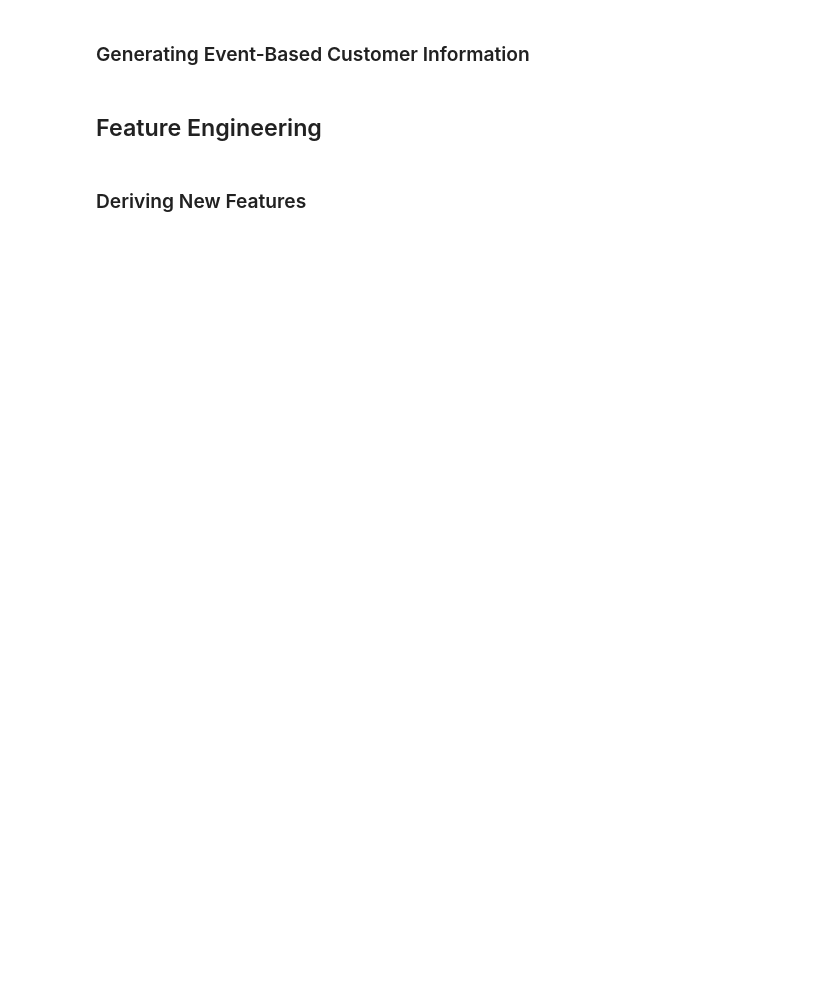
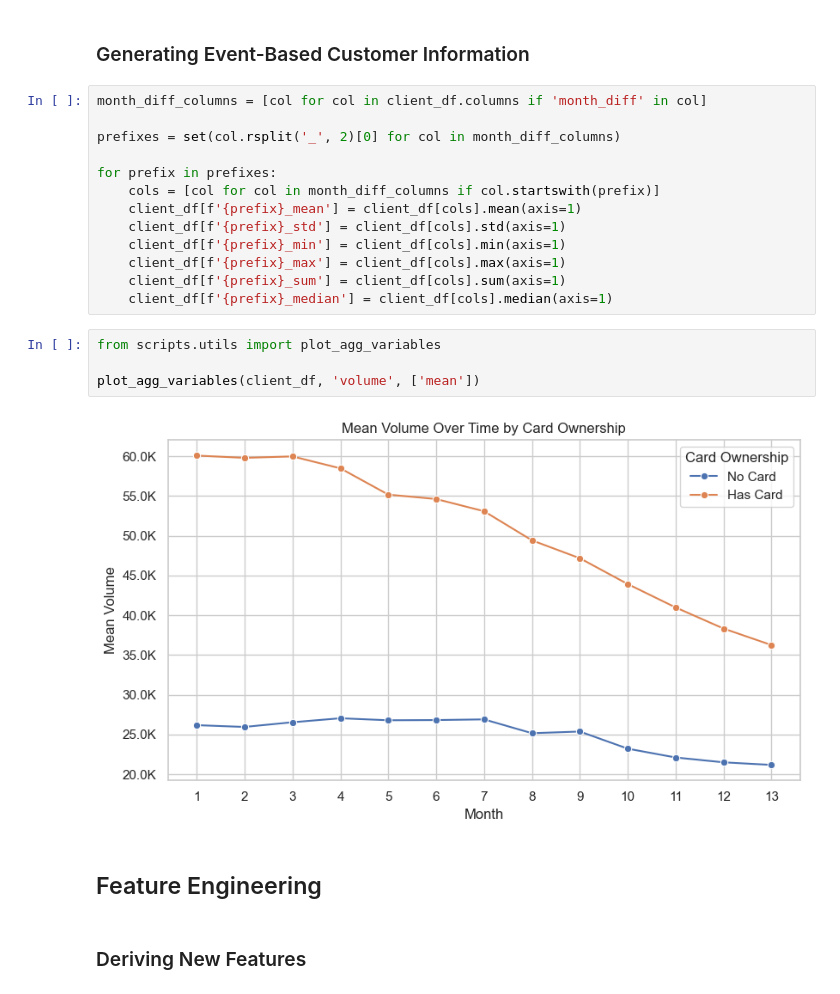
Before and after one commit to okaynils/fhnw-ds-aml, a Jupyter notebook: notebook.ipynb, the cells around one changed output. Drawn from its saved outputs; the diff is of its cells as text; blank space fills up the shorter version.

```diff
--- a/notebook.ipynb
+++ b/notebook.ipynb
@@ -867,5 +867,24 @@ print(results_df)
 # %% [markdown]
 ### Generating Event-Based Customer Information
+# %%
+month_diff_columns = [col for col in client_df.columns if 'month_diff' in col]
+
+prefixes = set(col.rsplit('_', 2)[0] for col in month_diff_columns)
+
+for prefix in prefixes:
+    cols = [col for col in month_diff_columns if col.startswith(prefix)]
+    client_df[f'{prefix}_mean'] = client_df[cols].mean(axis=1)
+    client_df[f'{prefix}_std'] = client_df[cols].std(axis=1)
+    client_df[f'{prefix}_min'] = client_df[cols].min(axis=1)
+    client_df[f'{prefix}_max'] = client_df[cols].max(axis=1)
+    client_df[f'{prefix}_sum'] = client_df[cols].sum(axis=1)
+    client_df[f'{prefix}_median'] = client_df[cols].median(axis=1)
+# %%
+from scripts.utils import plot_agg_variables
+
+plot_agg_variables(client_df, 'volume', ['mean'])
+# %% [output]
+[figure, added]
 # %% [markdown]
 ## Feature Engineering
 # %% [markdown]
```
Also changed, not shown: parts of 12 cells of this notebook, 1 other file.
